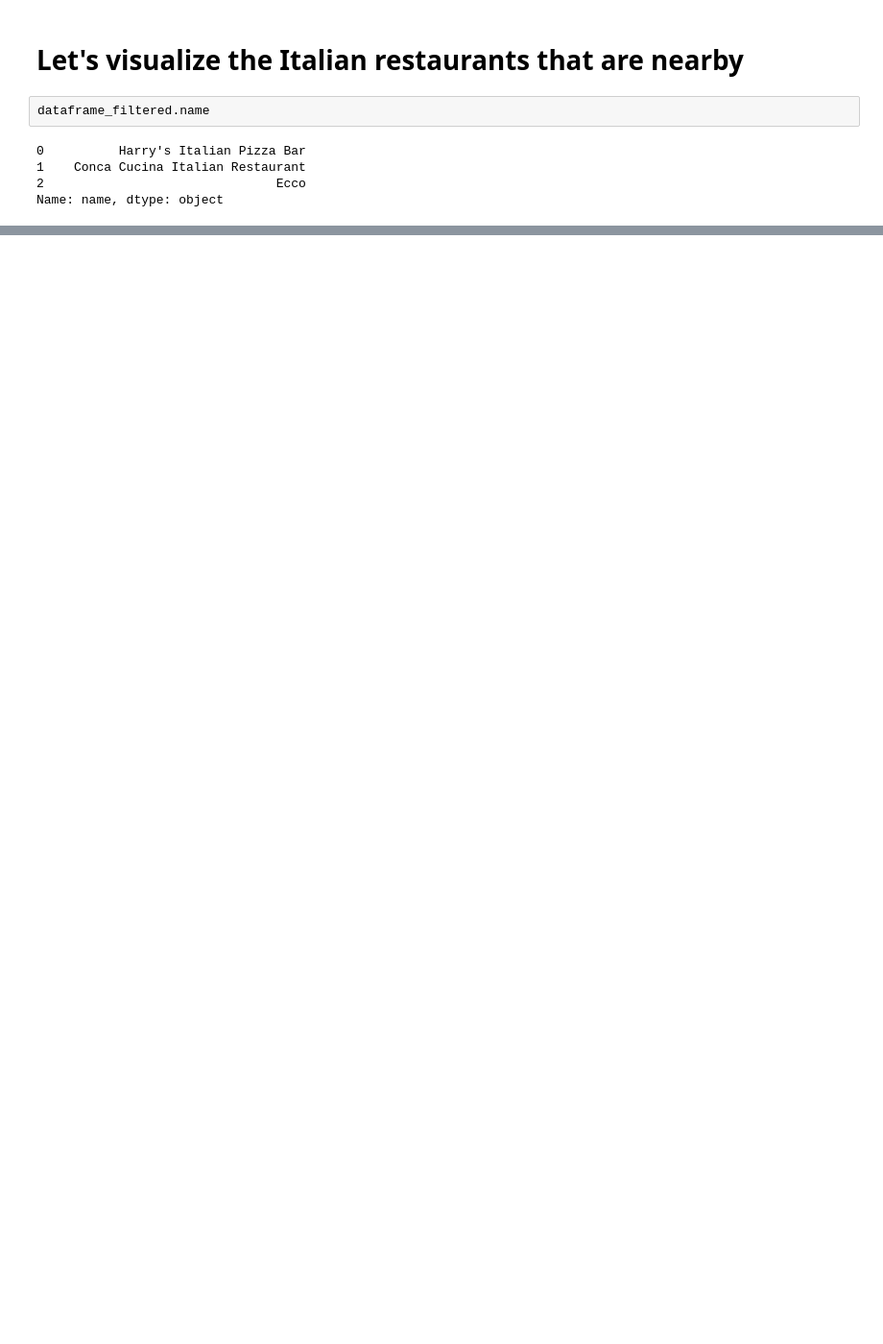
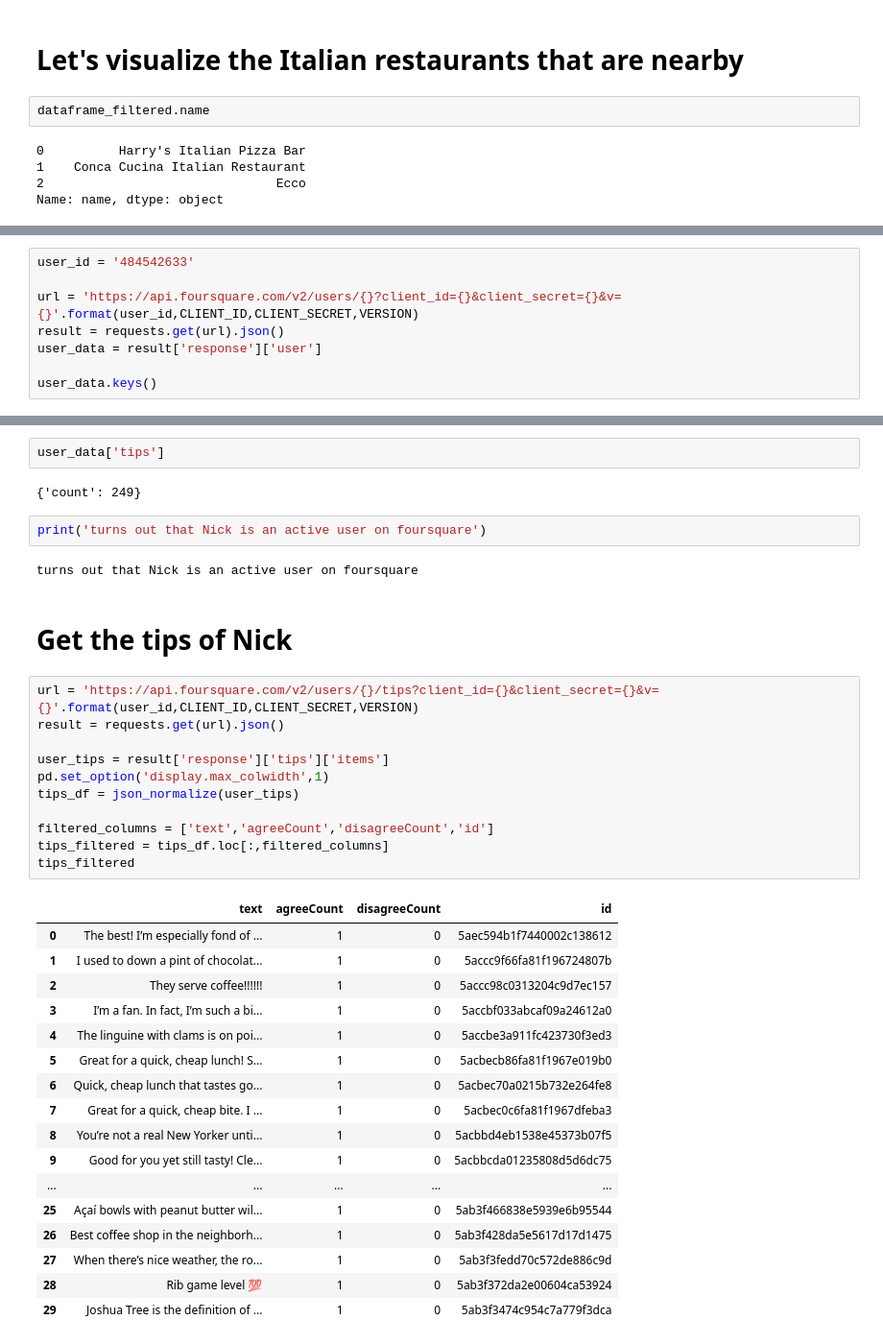
Before and after one commit to ArvindSai/Coursera-capstone-project, a Jupyter notebook: Capstone_Intro_Notebook.ipynb, the cells around one changed output, grey strips where cells are left out. Shown at 96% size. Saved outputs shown, nothing was run; the diff lists cells and outputs as text; blank space fills up the shorter version.

```diff
--- a/Capstone_Intro_Notebook.ipynb
+++ b/Capstone_Intro_Notebook.ipynb
@@ -226,0 +317,8 @@ venues_map
+# %%
+user_id = '484542633'
+
+url = 'https://api.foursquare.com/v2/users/{}?client_id={}&client_secret={}&v={}'.format(user_id,CLIENT_ID,CLIENT_SECRET,VERSION)
+result = requests.get(url).json()
+user_data = result['response']['user']
+
+user_data.keys()
@@ -226,0 +335,39 @@ venues_map
+# %%
+user_data['tips']
+# %% [output]
+{'count': 249}
+# %%
+print('turns out that Nick is an active user on foursquare')
+# %% [output]
+turns out that Nick is an active user on foursquare
+# %% [markdown]
+# Get the tips of Nick
+# %%
+url = 'https://api.foursquare.com/v2/users/{}/tips?client_id={}&client_secret={}&v={}'.format(user_id,CLIENT_ID,CLIENT_SECRET,VERSION)
+result = requests.get(url).json()
+
+user_tips = result['response']['tips']['items']
+pd.set_option('display.max_colwidth',1)
+tips_df = json_normalize(user_tips)
+
+filtered_columns = ['text','agreeCount','disagreeCount','id']
+tips_filtered = tips_df.loc[:,filtered_columns]
+tips_filtered
+# %% [output]
+|  | text | agreeCount | disagreeCount | id |
+| 0 | The best! I’m especially fond of ... | 1 | 0 | 5aec594b1f7440002c138612 |
+| 1 | I used to down a pint of chocolat... | 1 | 0 | 5accc9f66fa81f196724807b |
+| 2 | They serve coffee!!!!!! | 1 | 0 | 5accc98c0313204c9d7ec157 |
+| 3 | I’m a fan. In fact, I’m such a bi... | 1 | 0 | 5accbf033abcaf09a24612a0 |
+| 4 | The linguine with clams is on poi... | 1 | 0 | 5accbe3a911fc423730f3ed3 |
+| 5 | Great for a quick, cheap lunch! S... | 1 | 0 | 5acbecb86fa81f1967e019b0 |
+| 6 | Quick, cheap lunch that tastes go... | 1 | 0 | 5acbec70a0215b732e264fe8 |
+| 7 | Great for a quick, cheap bite. I ... | 1 | 0 | 5acbec0c6fa81f1967dfeba3 |
+| 8 | You’re not a real New Yorker unti... | 1 | 0 | 5acbbd4eb1538e45373b07f5 |
+| 9 | Good for you yet still tasty! Cle... | 1 | 0 | 5acbbcda01235808d5d6dc75 |
+| ... | ... | ... | ... | ... |
+| 25 | Açaí bowls with peanut butter wil... | 1 | 0 | 5ab3f466838e5939e6b95544 |
+| 26 | Best coffee shop in the neighborh... | 1 | 0 | 5ab3f428da5e5617d17d1475 |
+| 27 | When there’s nice weather, the ro... | 1 | 0 | 5ab3f3fedd70c572de886c9d |
+| 28 | Rib game level 💯 | 1 | 0 | 5ab3f372da2e00604ca53924 |
+| 29 | Joshua Tree is the definition of ... | 1 | 0 | 5ab3f3474c954c7a779f3dca |
```
Also changed, not shown: parts of 40 cells of this notebook.
